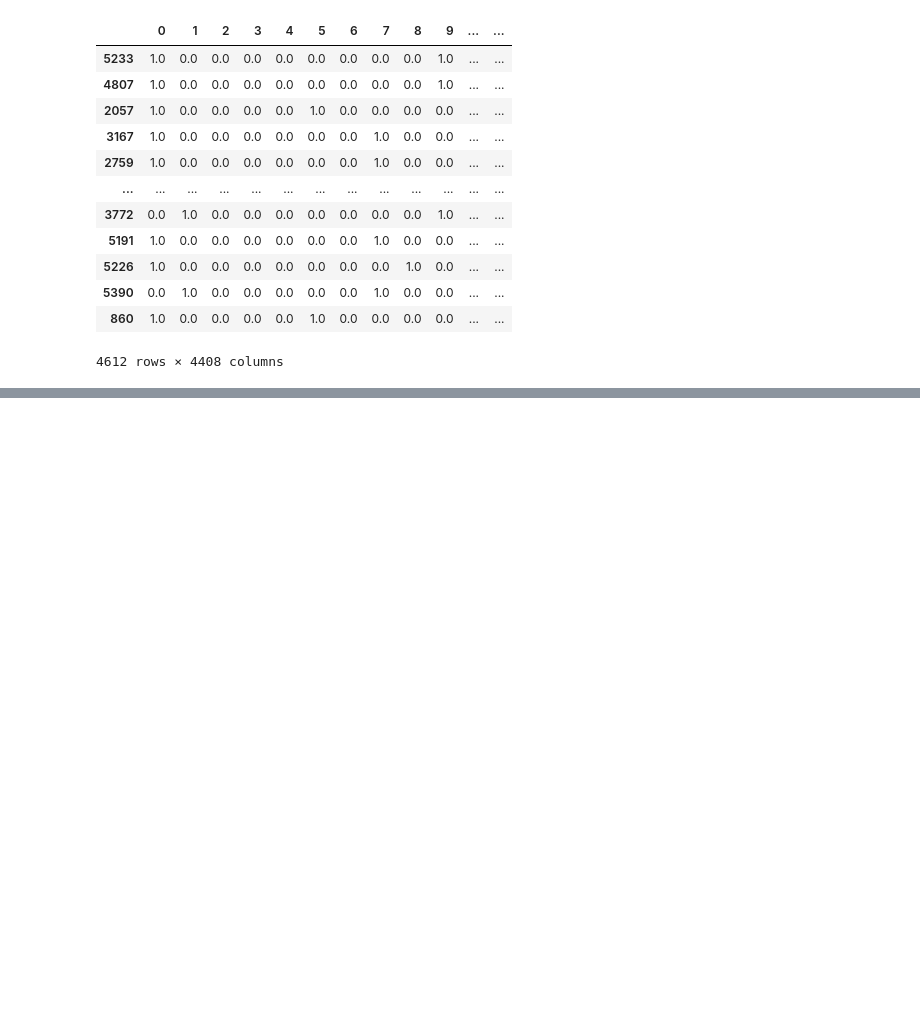
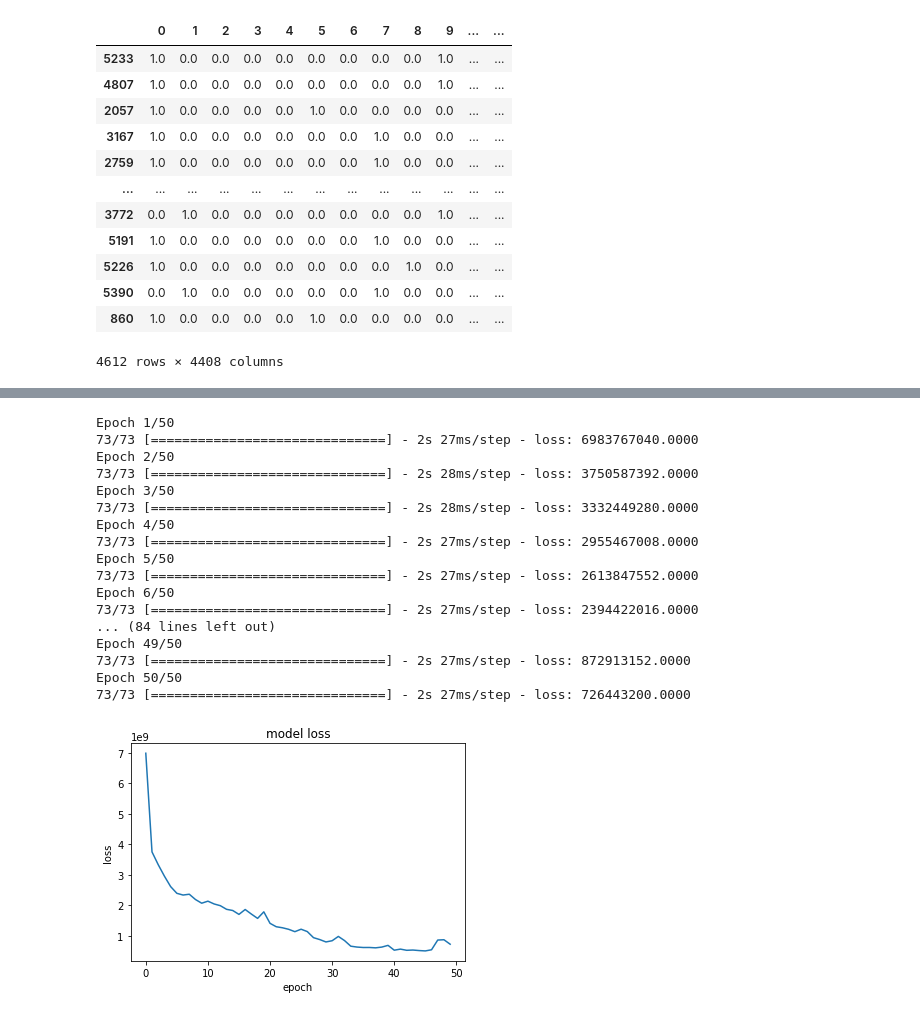
Before and after one commit to seppo0010/sysarmy-sueldos-2020.1, a Jupyter notebook: notebook/Predicción de sueldo - Deep Learning.ipynb, the cells around one changed output, grey strips where cells are left out. Drawn from its saved outputs; the diff is of its cells as text; code cells hidden in the pictures; blank space fills up the shorter version.

```diff
--- a/notebook/Predicción de sueldo - Deep Learning.ipynb
+++ b/notebook/Predicción de sueldo - Deep Learning.ipynb
@@ -183,0 +238,47 @@ Epoch 200/200
+# %%
+model = Sequential(
+    [
+        Input(shape=(X_train.shape[1],)),
+        Dropout(0.1),
+        Dense(2000, activation="relu", name="layer1"),
+        Dropout(0.1),
+        Dense(1000, activation="relu", name="layer2"),
+        Dropout(0.1),
+        Dense(500, activation="relu", name="layer3"),
+        Dropout(0.1),
+        Dense(250, activation="relu", name="layer4"),
+        Dropout(0.1),
+        Dense(1, name="output"),
+    ]
+)
+model.compile(loss='mean_squared_error', optimizer='Adam')
+history = model.fit(
+    np.asarray(X_train, dtype=np.float),
+    np.asarray(y_train, dtype=np.float),
+    batch_size=64,
+    epochs=50,
+);
+plt.plot(history.history['loss'])
+plt.title('model loss')
+plt.ylabel('loss')
+plt.xlabel('epoch')
+plt.show();
+# %% [output]
+Epoch 1/50
+73/73 [==============================] - 2s 27ms/step - loss: 6983767040.0000
+Epoch 2/50
+73/73 [==============================] - 2s 28ms/step - loss: 3750587392.0000
+Epoch 3/50
+73/73 [==============================] - 2s 28ms/step - loss: 3332449280.0000
+Epoch 4/50
+73/73 [==============================] - 2s 27ms/step - loss: 2955467008.0000
+Epoch 5/50
+73/73 [==============================] - 2s 27ms/step - loss: 2613847552.0000
+Epoch 6/50
+73/73 [==============================] - 2s 27ms/step - loss: 2394422016.0000
+... (84 lines left out)
+Epoch 49/50
+73/73 [==============================] - 2s 27ms/step - loss: 872913152.0000
+Epoch 50/50
+73/73 [==============================] - 2s 27ms/step - loss: 726443200.0000
+[figure, added]
```
Also changed, not shown: parts of 8 cells of this notebook.
